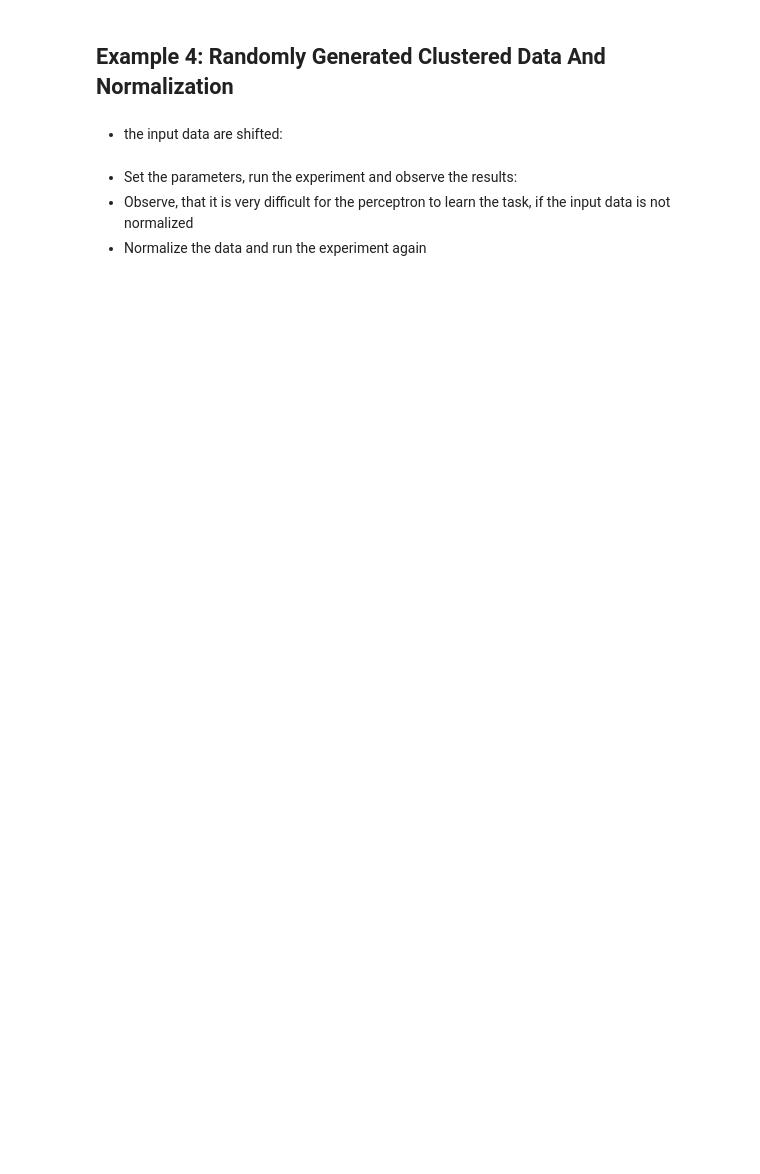
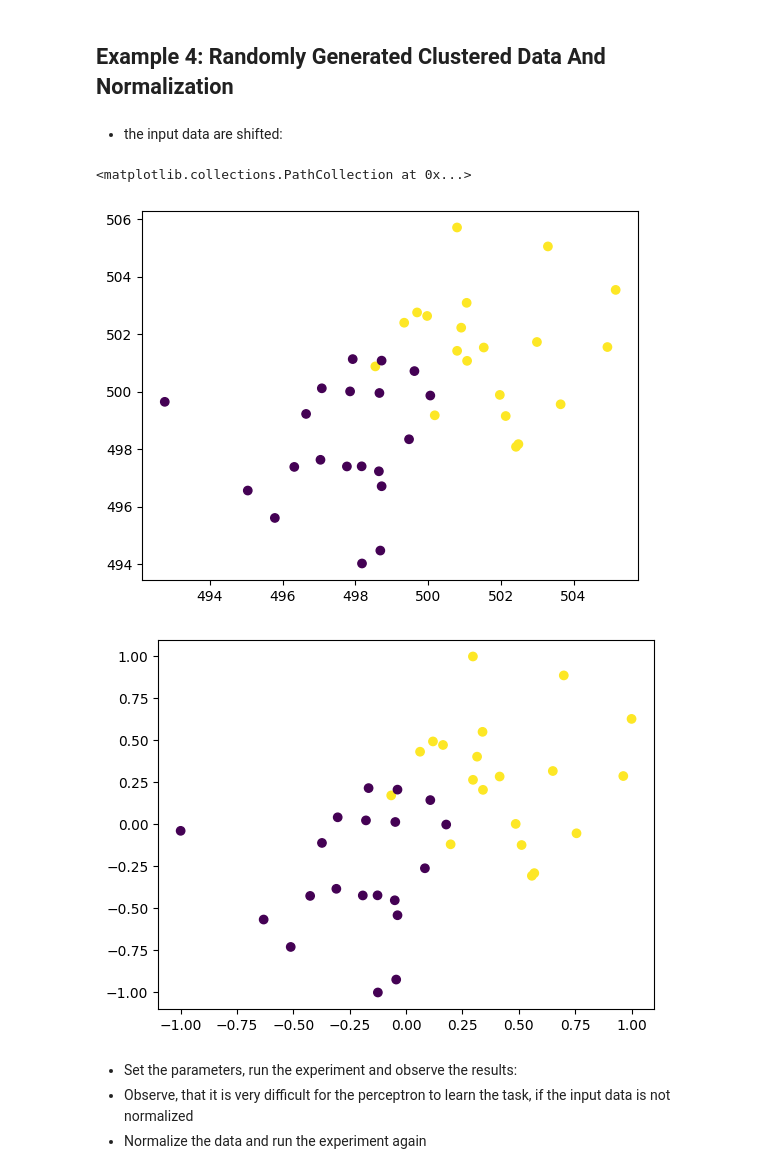
Before and after one commit to reitezuz/18NES1-2026, a Jupyter notebook: week04/tanh_perceptron.ipynb, the cells around one changed output. Drawn from its saved outputs; the diff is of its cells as text; code cells hidden in the pictures; blank space fills up the shorter version.

```diff
--- a/week04/tanh_perceptron.ipynb
+++ b/week04/tanh_perceptron.ipynb
@@ -1147,28 +1161,42 @@ experiment_results_r
 # %%
 def example_shifted_clusters():
     """ Generate two separable clusters """
     N=40
     spread=2.0
-    cluster_1 = np.random.randn(N//2, 2) * spread + np.array([2, 2])+500
-    cluster_2 = np.random.randn(N//2, 2) * spread + np.array([-2, -2])+500
+    cluster_1 = np.random.randn(N//2, 2) * spread + np.array([2, 2]) + 500
+    cluster_2 = np.random.randn(N//2, 2) * spread + np.array([-2, -2]) + 500
     inputs = np.vstack((cluster_1, cluster_2))
     true_outputs = np.hstack((np.ones(N//2), -np.ones(N//2)))  # Labels for clusters
     return inputs, true_outputs
 
 def normalize_data(data):
     """Normalizes data to the range [-1, 1]."""
     min_vals = np.min(data, axis=0)
     max_vals = np.max(data, axis=0)
 
     # Avoid division by zero if min and max are the same
     max_vals = np.where(max_vals == min_vals, max_vals + 1e-6, max_vals)
 
     normalized_data = 2 * (data - min_vals) / (max_vals - min_vals) - 1
     return normalized_data
 
 def example_normalized_clusters():
     inputs, true_outputs = example_shifted_clusters()
     return normalize_data(inputs), true_outputs
+
+# vizualize
+np.random.seed(42)
+inputs, true_outputs = example_shifted_clusters()
+plt.scatter(inputs[:, 0], inputs[:, 1], c=true_outputs)
+
+plt.figure()
+np.random.seed(42)
+inputs, true_outputs = example_normalized_clusters()
+plt.scatter(inputs[:, 0], inputs[:, 1], c=true_outputs)
+# %% [output]
+<matplotlib.collections.PathCollection at 0x...>
+[figure, added]
+[figure, added]
 # %% [markdown]
 - Set the parameters, run the experiment and observe the results:
 - Observe, that it is very difficult for the perceptron to learn the task, if the input data is not normalized
```
Also changed, not shown: parts of 6 cells of this notebook.
